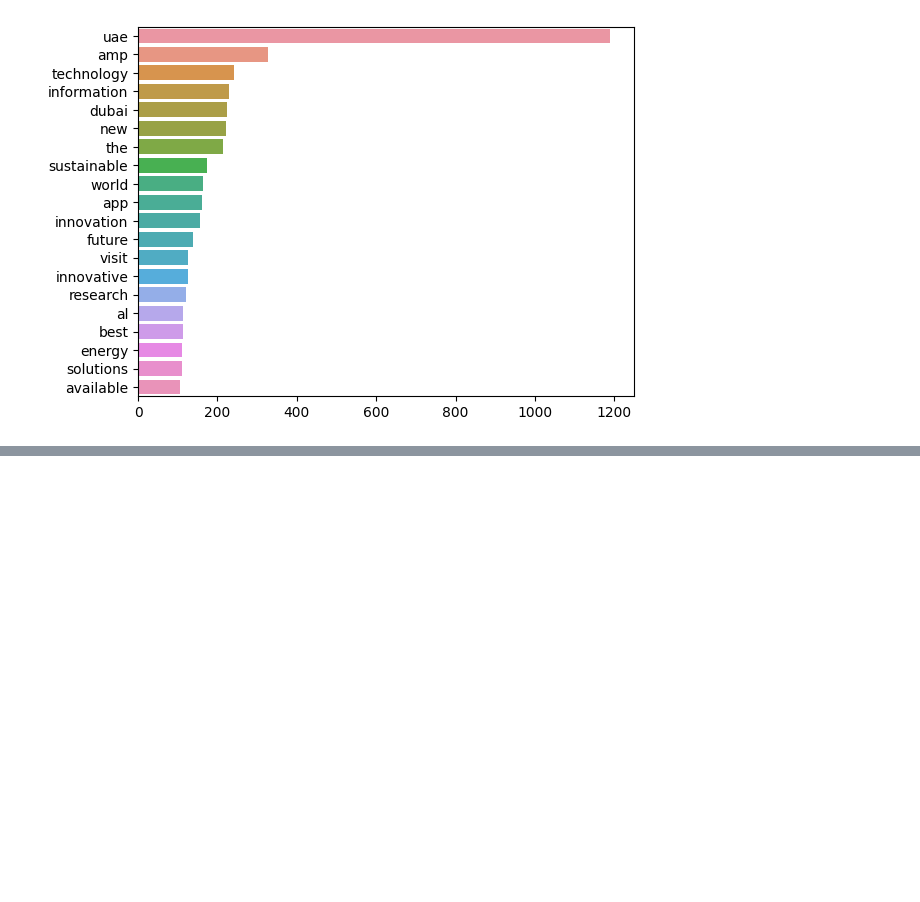
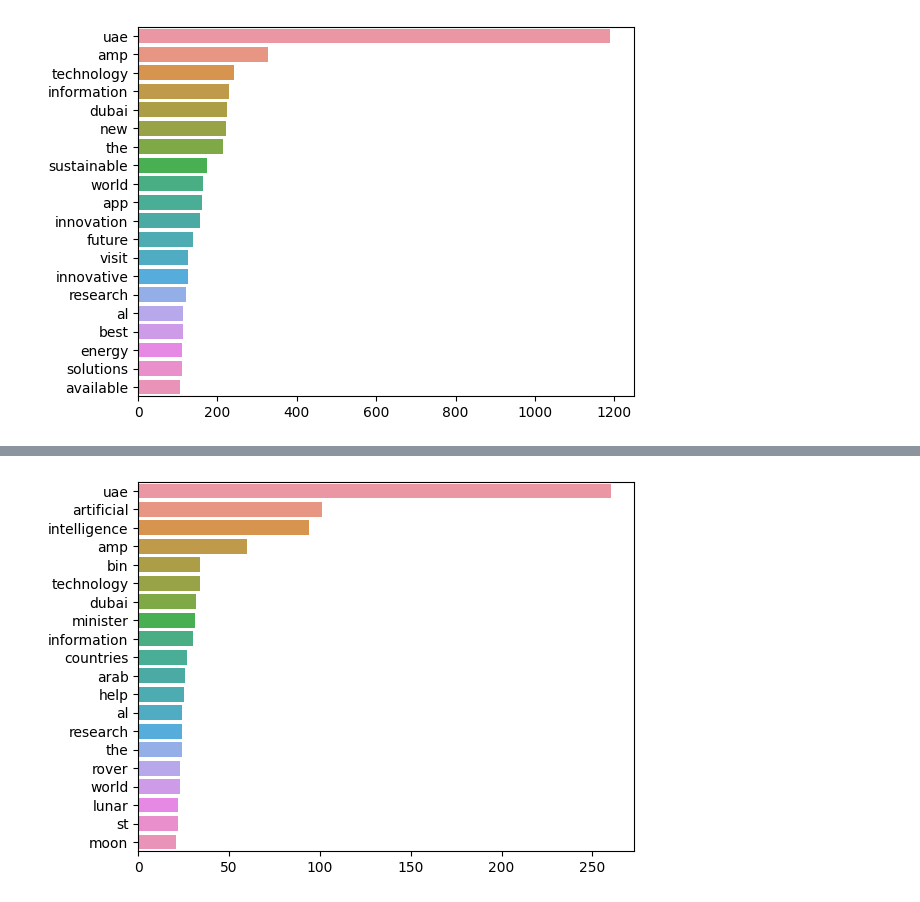
Before and after one commit to psychoanalyzing-twitter/sentiment-analysis, a Jupyter notebook: cw-1.ipynb, the cells around one changed output, grey strips where cells are left out. Saved outputs shown, nothing was run; the diff lists cells and outputs as text; code cells hidden in the pictures; blank space fills up the shorter version.

```diff
--- a/cw-1.ipynb
+++ b/cw-1.ipynb
@@ -1215,0 +1246,4 @@ plot_top_tokens(positive['Tokenized Text'])
+# %%
+plot_top_tokens(negative['Tokenized Text'])
+# %% [output]
+[figure, added]
```
Also changed, not shown: parts of 5 cells of this notebook.
